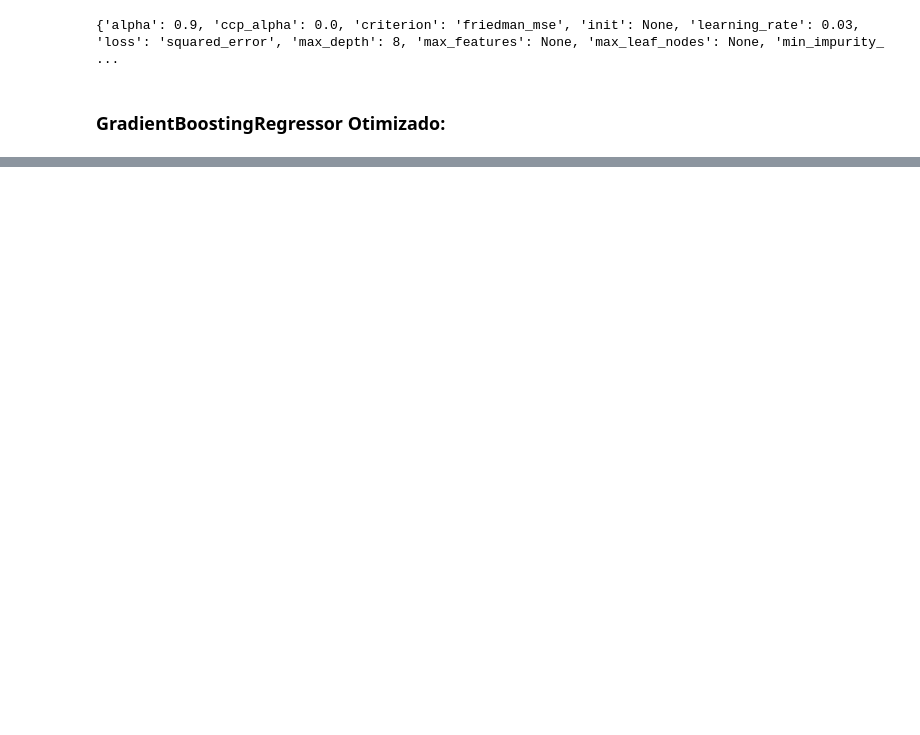
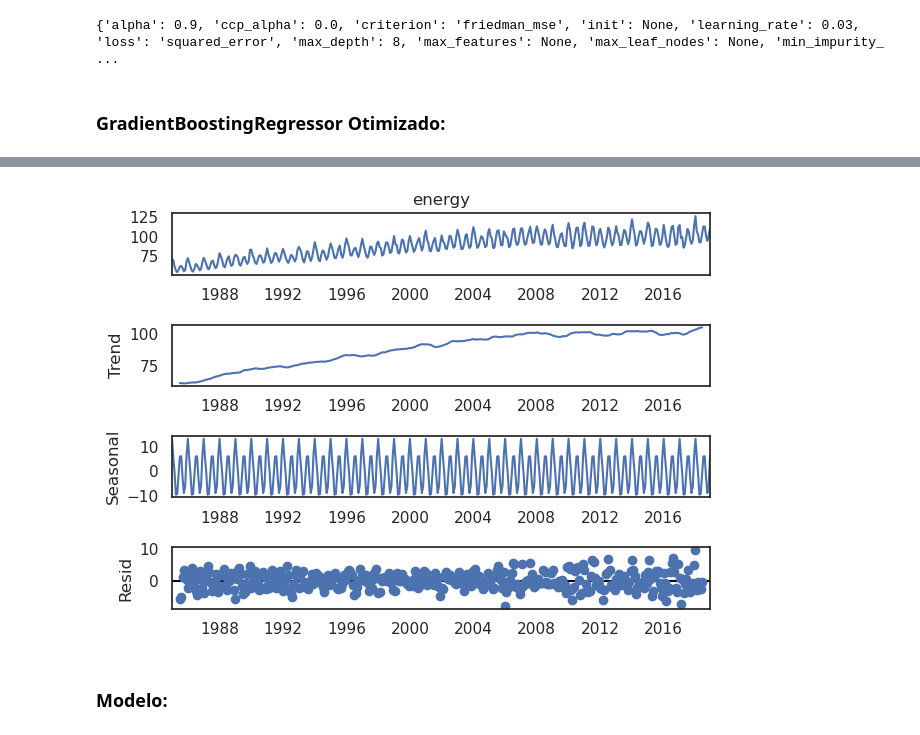
Before and after one commit to SamuelBarbosaDev/DataExpert, a Jupyter notebook: core/core/slots/7/main.ipynb, the cells around one changed output, grey strips where cells are left out. Drawn from its saved outputs; the diff is of its cells as text; code cells hidden in the pictures; blank space fills up the shorter version.

```diff
--- a/core/core/slots/7/main.ipynb
+++ b/core/core/slots/7/main.ipynb
@@ -1988,0 +2225,10 @@ Variable: year                 Importance: 0.0
+# %%
+series_temporais_teórica.gráfico_de_sazionalidade(
+    dataframe=df_energy,
+    x='DATE',
+    y='energy'
+)
+# %% [output]
+[figure, added]
+# %% [markdown]
+### Modelo:
```
Also changed, not shown: parts of 81 cells of this notebook, 2 other files.
